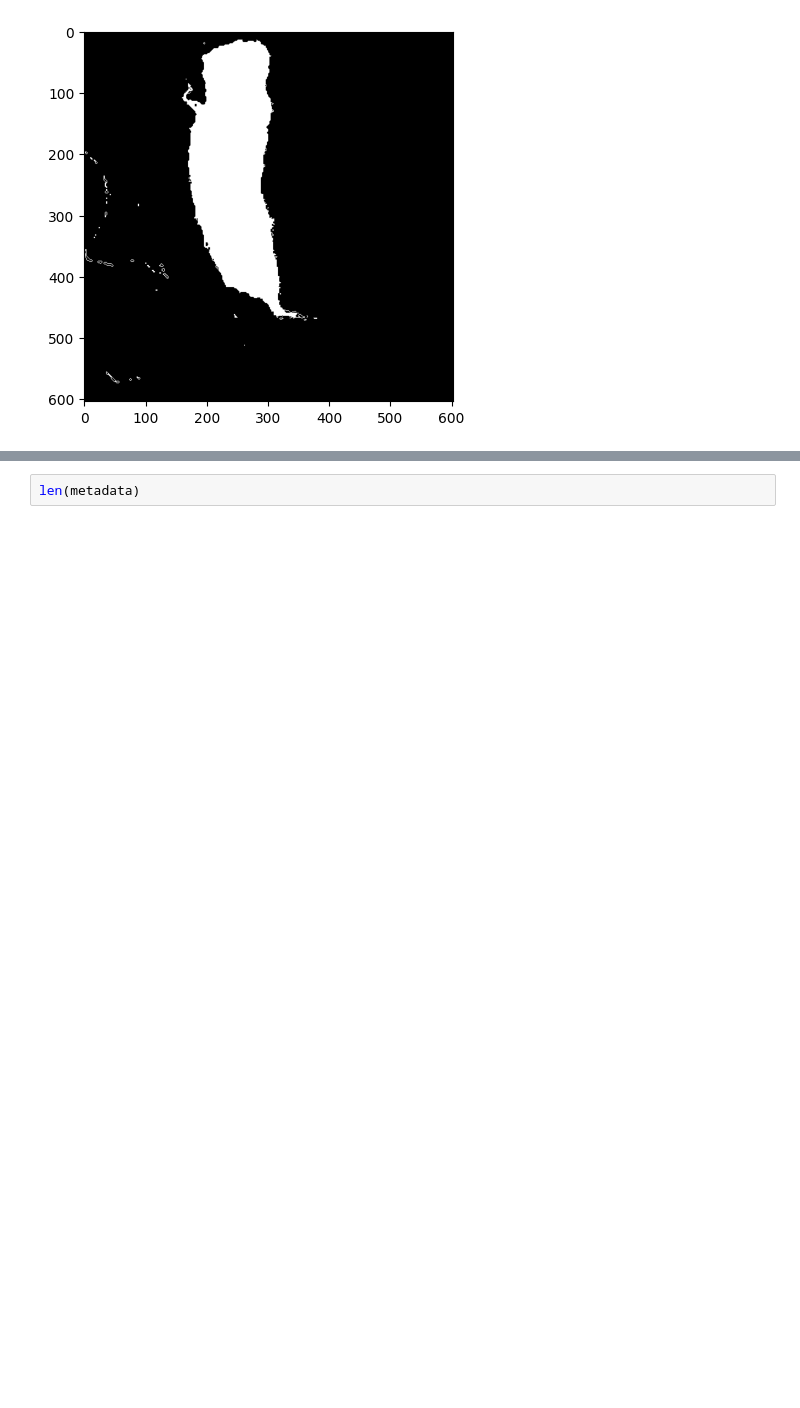
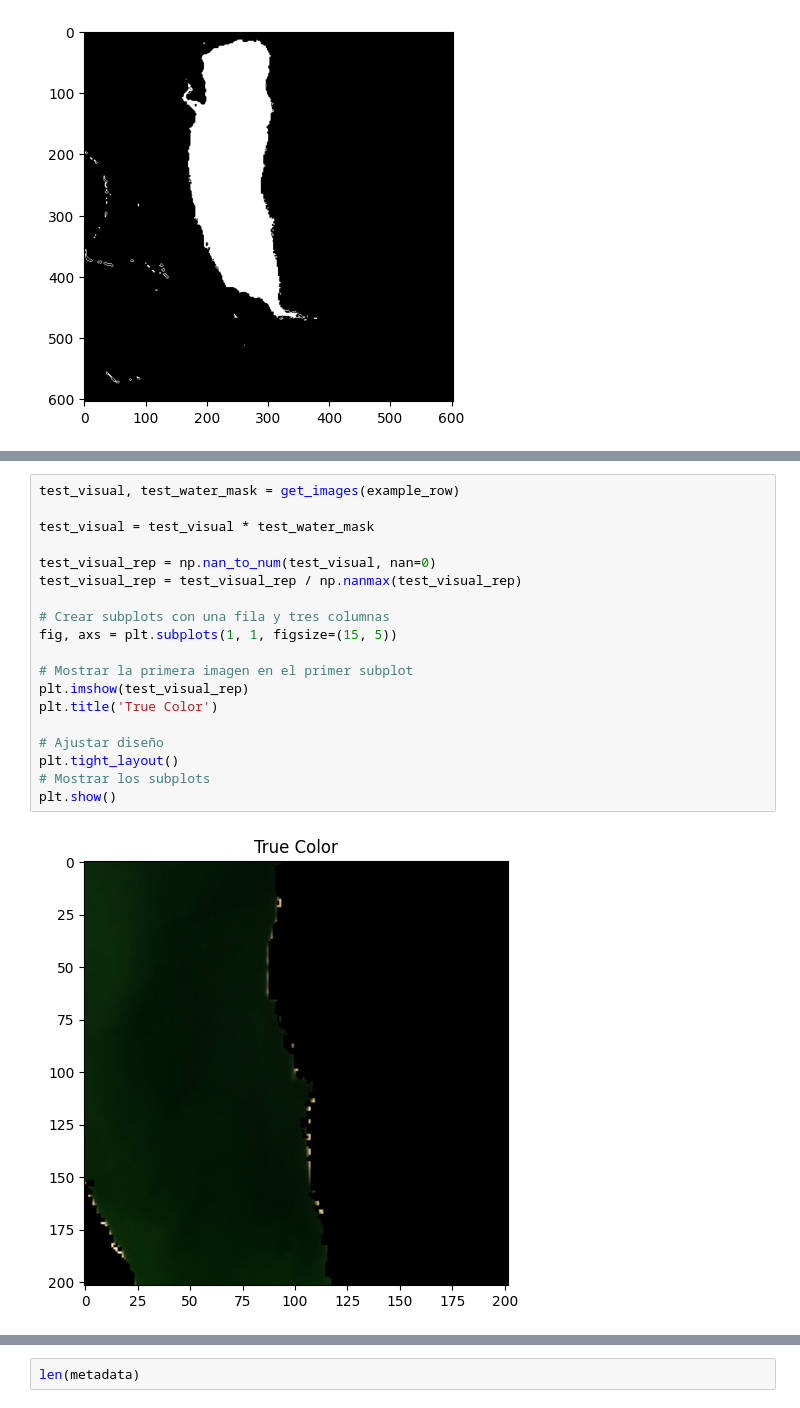
Before and after one commit to Misael1998/iebs-mdsbd-global-project, a Jupyter notebook: notebooks/Sentinel_exploration.ipynb, the cells around one changed output, grey strips where cells are left out. Drawn from its saved outputs; the diff is of its cells as text; blank space fills up the shorter version.

```diff
--- a/notebooks/Sentinel_exploration.ipynb
+++ b/notebooks/Sentinel_exploration.ipynb
@@ -353,0 +345,21 @@ Wall time: 18.9 s
+# %%
+test_visual, test_water_mask = get_images(example_row)
+
+test_visual = test_visual * test_water_mask
+
+test_visual_rep = np.nan_to_num(test_visual, nan=0)
+test_visual_rep = test_visual_rep / np.nanmax(test_visual_rep)
+
+# Crear subplots con una fila y tres columnas
+fig, axs = plt.subplots(1, 1, figsize=(15, 5))
+
+# Mostrar la primera imagen en el primer subplot
+plt.imshow(test_visual_rep)
+plt.title('True Color')
+
+# Ajustar diseño
+plt.tight_layout()
+# Mostrar los subplots
+plt.show()
+# %% [output]
+[figure, added]
```
Also changed, not shown: parts of 27 cells of this notebook, 1 other file.
